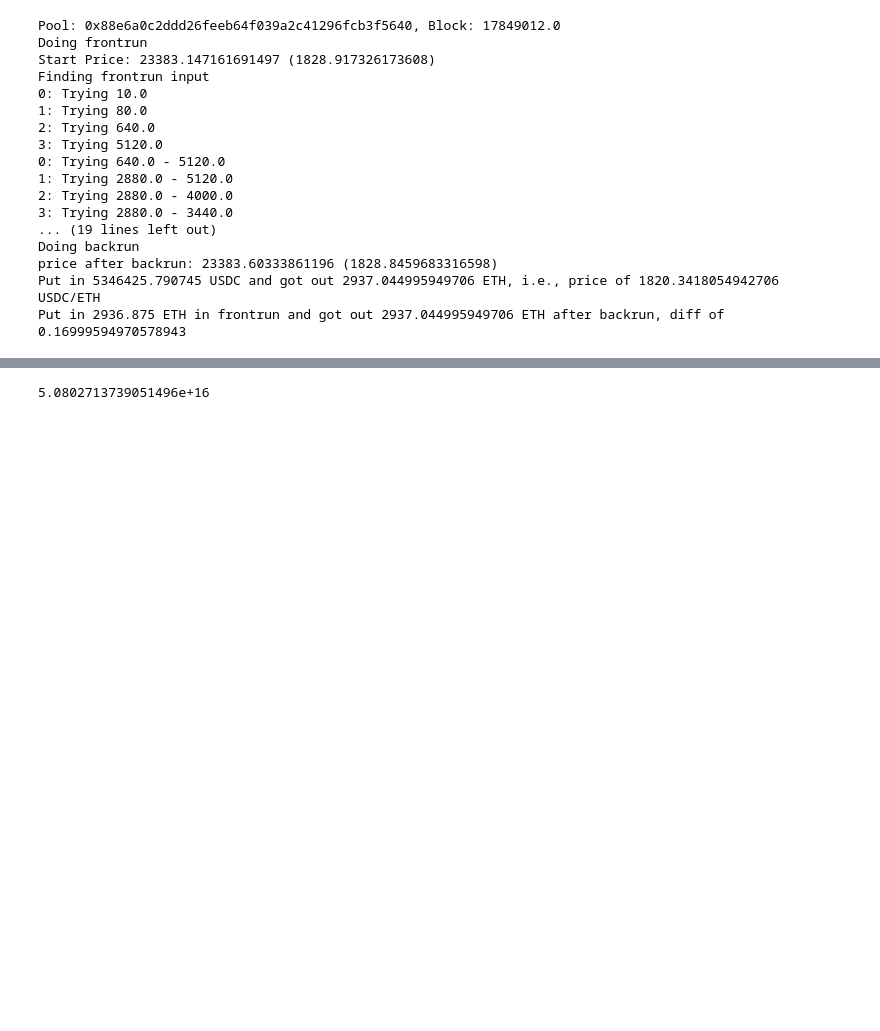
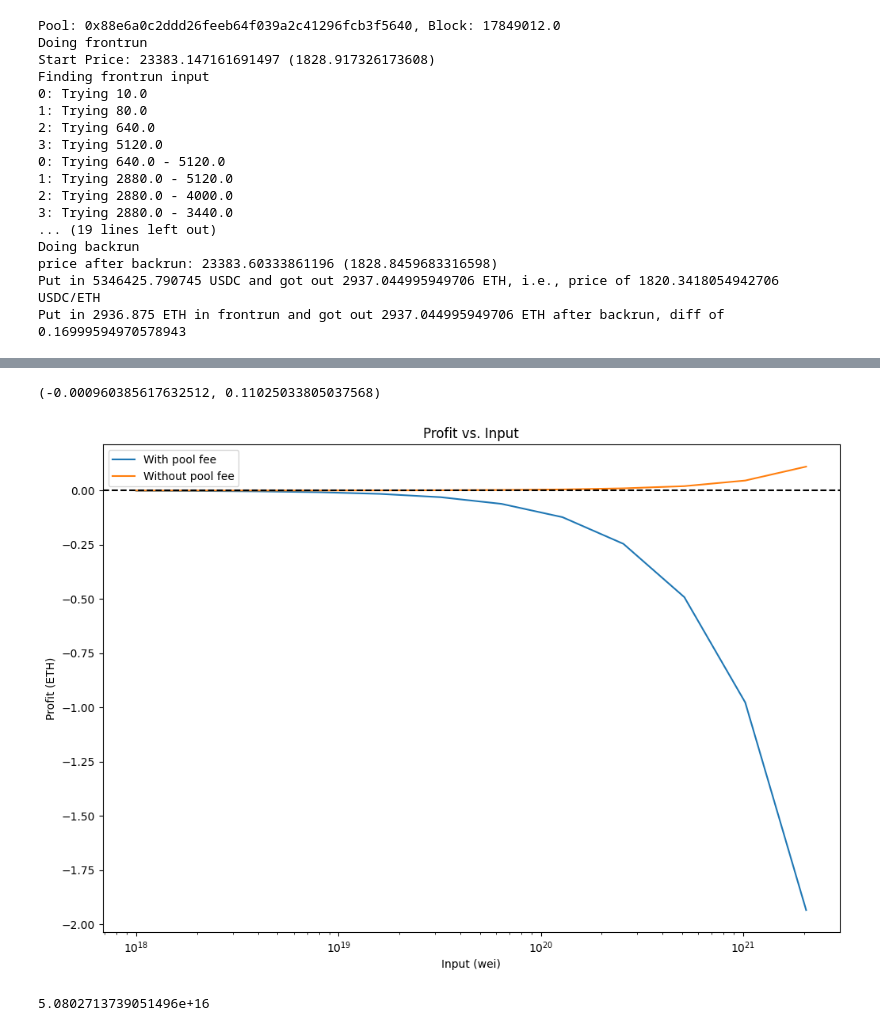
Before and after one commit to ankile/defi-measurement, a Jupyter notebook: experiments/auction_model.ipynb, the cells around one changed output, grey strips where cells are left out. Cells and saved outputs as stored; diff of their text form; code cells hidden in the pictures; blank space fills up the shorter version.

Commit message:
Calculating sandwich profits for a set of USDC/ETH transactions

```diff
--- a/experiments/auction_model.ipynb
+++ b/experiments/auction_model.ipynb
@@ -283,8 +283,8 @@ orig_fee
 # %% [output]
 0.0005
 # %%
-# pool.fee = orig_fee
-pool.fee = 0
+pool.fee = orig_fee
+# pool.fee = 0
 # %%
 from dataclasses import dataclass
 from datetime import datetime
@@ -361,8 +361,8 @@ def binary_search(pool: v3Pool, swap: SwapData, lower, upper, max_tries=100) ->
         raise Exception("Binary search exceeded max tries")
 
 
-def max_frontrun(pool: v3Pool, swap: SwapData, start=1e6) -> int:
-    lower, upper = exponential_search(pool, swap, start=start)
+def max_frontrun(pool: v3Pool, swap: SwapData, start=1e6, factor=2) -> int:
+    lower, upper = exponential_search(pool, swap, start=start, factor=factor)
     return binary_search(pool, swap, lower, upper)
 # %%
 assert pool is not None
@@ -512,3 +521,41 @@ def get_mev_single(pool: v3Pool, swap: SwapData):
+# %%
+xs = []
+ys_fee = []
+ys_nofee = []
+
+inp = 1e18
+
+while inp < 2817*1e18:
+    xs.append(inp)
+    ys_fee.append(single_sandwich_mev(pool, swap, frontrun_input=inp, pool_fee=True) / 1e18)
+    ys_nofee.append(single_sandwich_mev(pool, swap, frontrun_input=inp, pool_fee=False) / 1e18)
+
+    inp *= 2
+# %%
+max(ys_fee), max(ys_nofee)
+# %% [output]
+(-0.000960385617632512, 0.11025033805037568)
+# %%
+
+fig, ax = plt.subplots(figsize=(12, 8))
+
+ax.plot(xs, ys_fee, label="With pool fee")
+ax.plot(xs, ys_nofee, label="Without pool fee")
+
+ax.set_xscale("log")
+# ax.set_yscale("log")
+
+ax.set_xlabel("Input (wei)")
+ax.set_ylabel("Profit (ETH)")
+
+ax.set_title("Profit vs. Input")
+
+# Add horizontal line at y=0
+ax.axhline(y=0, color="black", linestyle="--")
+
+ax.legend();
+# %% [output]
+[figure, added]
 # %%
 swap_df.xInTick.cumsum().max() / 1e18
 # %% [output]
```
Also changed, not shown: parts of 4 cells of this notebook.
